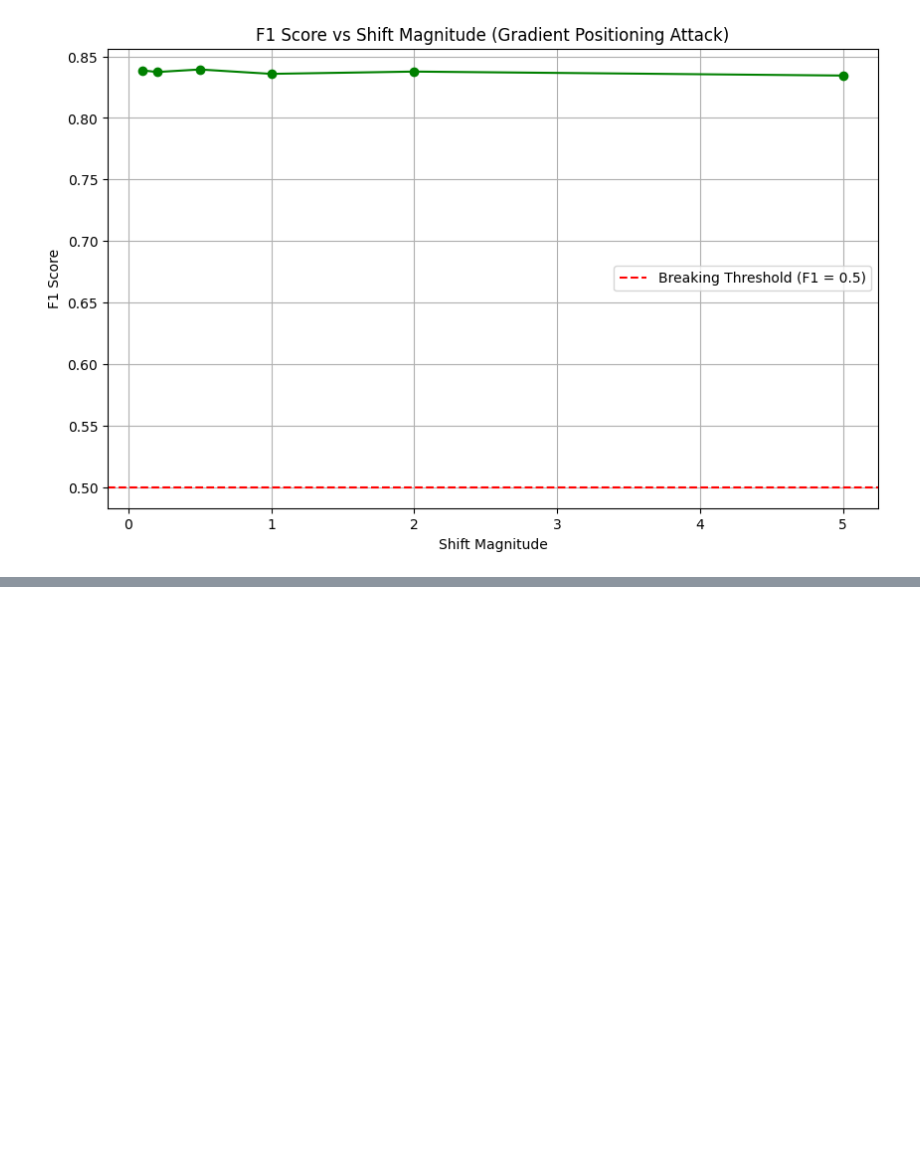
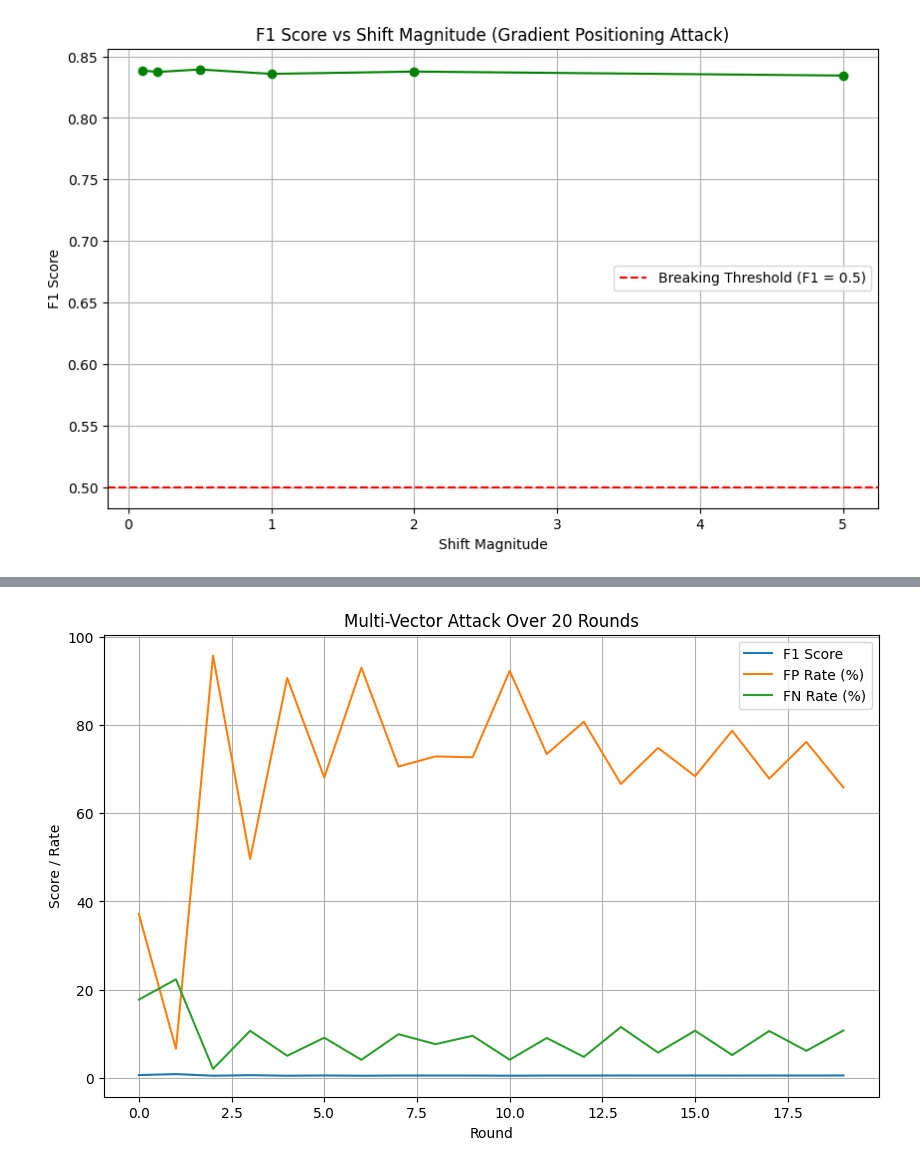
Before and after one commit to aztecx/FL-IDS-Surveillance, a Jupyter notebook: notebooks/07_Targetted_Adversarial_Robustness.ipynb, the cells around one changed output, grey strips where cells are left out. Drawn from its saved outputs; the diff is of its cells as text; code cells hidden in the pictures; blank space fills up the shorter version.

```diff
--- a/notebooks/07_Targetted_Adversarial_Robustness.ipynb
+++ b/notebooks/07_Targetted_Adversarial_Robustness.ipynb
@@ -457,0 +623,16 @@ plt.show()
+# %%
+df_multi_vector = pd.DataFrame(multi_vector_metrics, columns=["F1 Score", "Precision", "Recall", "FP Rate (%)", "FN Rate (%)"])
+df_multi_vector.to_csv("results/multi_vector_summary.csv", index=False)
+
+plt.figure(figsize=(10, 6))
+plt.plot(df_multi_vector["F1 Score"], label="F1 Score")
+plt.plot(df_multi_vector["FP Rate (%)"], label="FP Rate (%)")
+plt.plot(df_multi_vector["FN Rate (%)"], label="FN Rate (%)")
+plt.title("Multi-Vector Attack Over 20 Rounds")
+plt.xlabel("Round")
+plt.ylabel("Score / Rate")
+plt.grid(True)
+plt.legend()
+plt.show()
+# %% [output]
+[figure, added]
```
Also changed, not shown: parts of 11 cells of this notebook, 1 other file.
